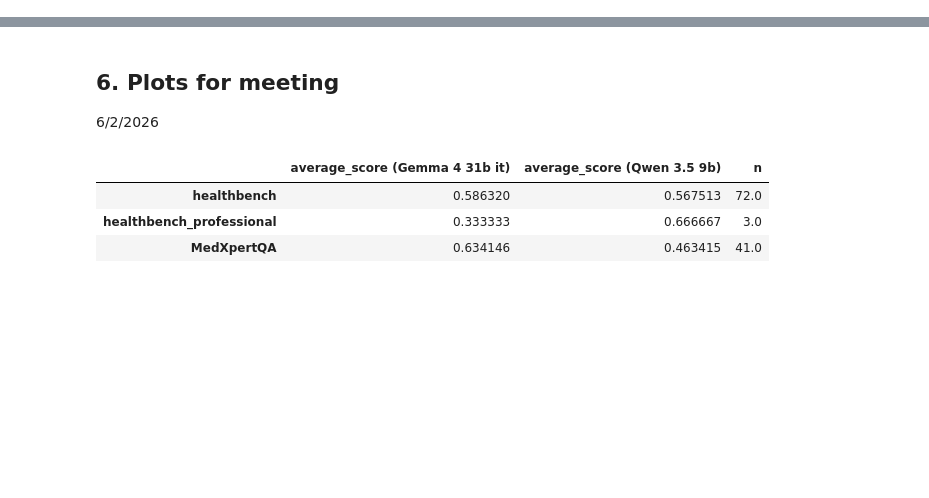
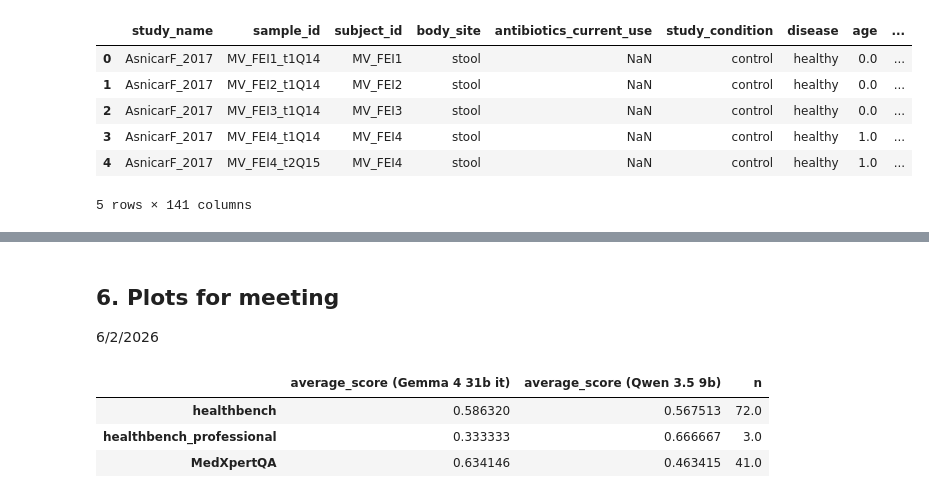
Before and after one commit to bnewm0609/microbiome_eval, a Jupyter notebook: notebooks/Exploration 1.ipynb, the cells around one changed output, grey strips where cells are left out. Cells and saved outputs as stored; diff of their text form; code cells hidden in the pictures; blank space fills up the shorter version.

```diff
--- a/notebooks/Exploration 1.ipynb
+++ b/notebooks/Exploration 1.ipynb
@@ -0,0 +244,10 @@
+# %%
+cmda_metadata.head()
+# %% [output]
+|  | study_name | sample_id | subject_id | body_site | antibiotics_current_use | study_condition | disease | age | ... |
+| 0 | AsnicarF_2017 | MV_FEI1_t1Q14 | MV_FEI1 | stool | NaN | control | healthy | 0.0 | ... |
+| 1 | AsnicarF_2017 | MV_FEI2_t1Q14 | MV_FEI2 | stool | NaN | control | healthy | 0.0 | ... |
+| 2 | AsnicarF_2017 | MV_FEI3_t1Q14 | MV_FEI3 | stool | NaN | control | healthy | 0.0 | ... |
+| 3 | AsnicarF_2017 | MV_FEI4_t1Q14 | MV_FEI4 | stool | NaN | control | healthy | 1.0 | ... |
+| 4 | AsnicarF_2017 | MV_FEI4_t2Q15 | MV_FEI4 | stool | NaN | control | healthy | 1.0 | ... |
+5 rows × 141 columns
```
Also changed, not shown: parts of 52 cells of this notebook.
